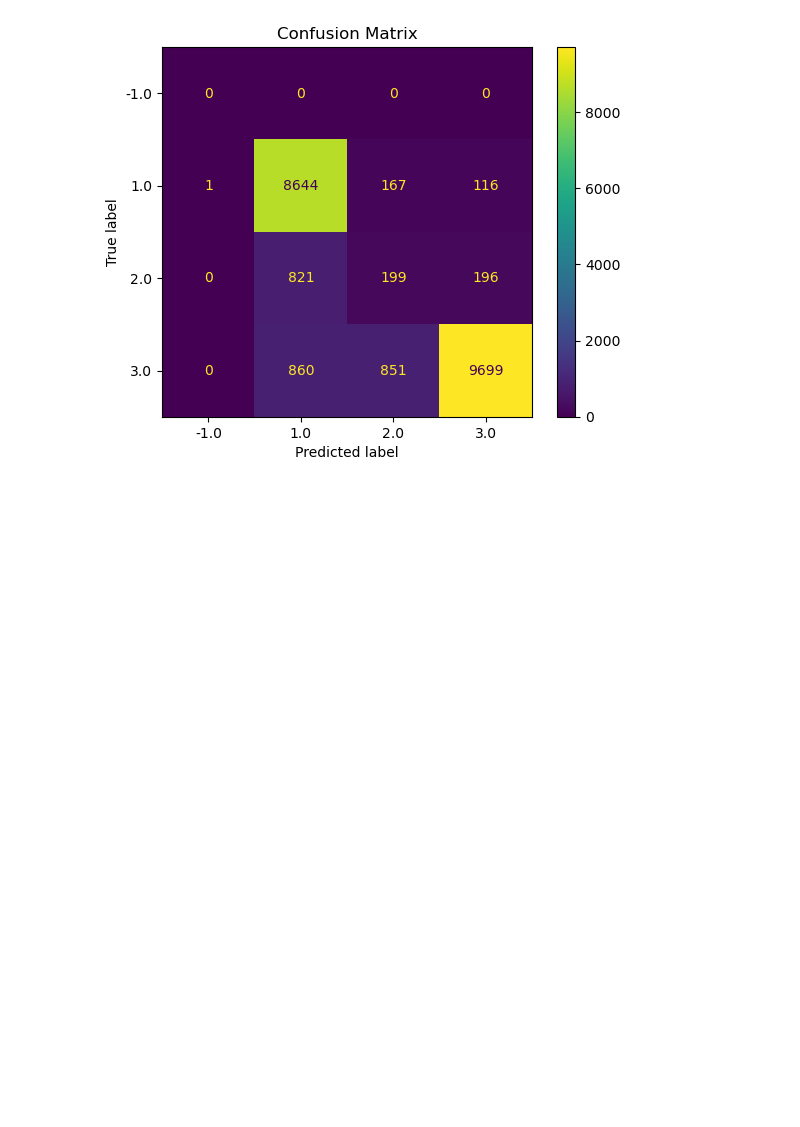
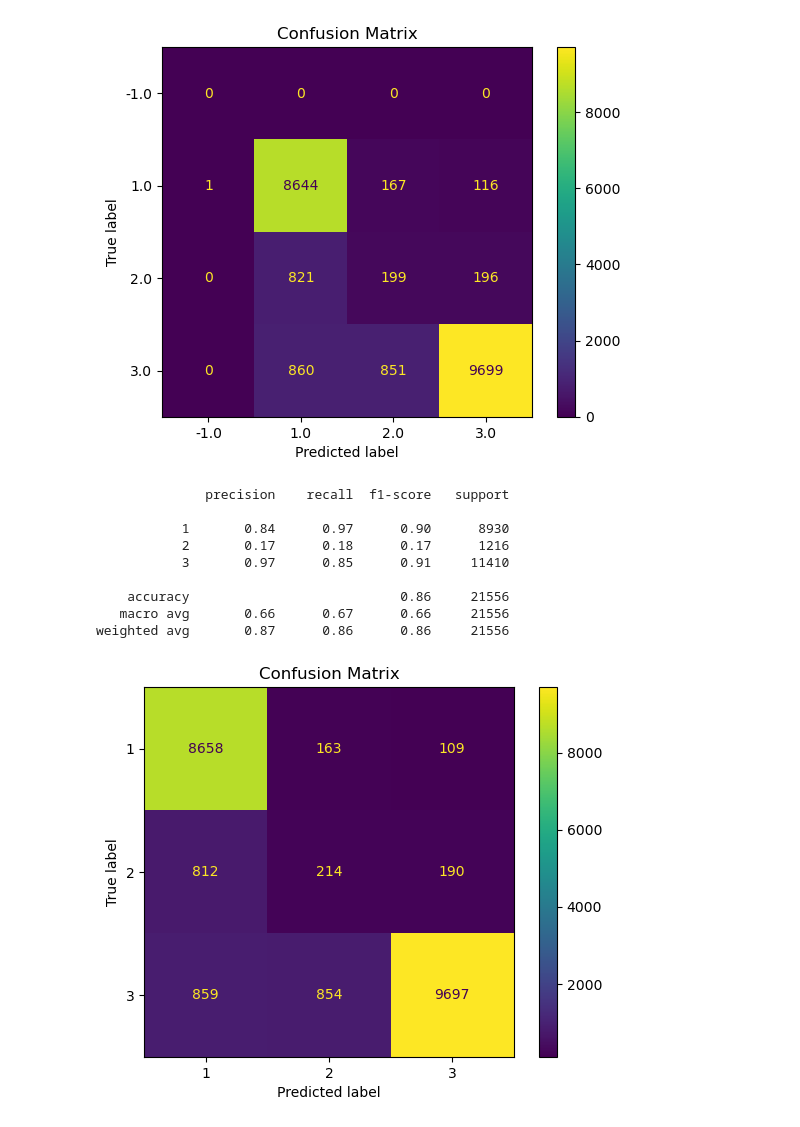
Before and after one commit to gunjii99/Project_Sentiment, a Jupyter notebook: LLM/LLM_accuracy.ipynb, the cells around one changed output. Drawn from its saved outputs; the diff is of its cells as text; code cells hidden in the pictures; blank space fills up the shorter version.

Commit message:
LLM temp test and other things

```diff
--- a/LLM/LLM_accuracy.ipynb
+++ b/LLM/LLM_accuracy.ipynb
@@ -110,3 +110,24 @@ plt.title('Confusion Matrix')
 plt.show()
 # %% [output]
 [figure]
+# %%
+LLM_temp0_1 = pd.read_json('llm_sentiment_temp0_1.json', lines=True)
+LLM_temp0_1['llm_sentiment'] = pd.to_numeric(LLM_temp0_1['llm_sentiment'], errors='coerce')
+LLM_temp0_1 = LLM_temp0_1.dropna(subset=["llm_sentiment"])
+LLM_temp0_1 = LLM_temp0_1[LLM_temp0_1["llm_sentiment"] >= 0]
+LLM_temp0_1_merge_roberta = pd.merge(LLM_temp0_1, ts.BI_df[["roberta_score", "date", "business_id"]], on=["date", "business_id"], how="inner")
+print(classification_report(LLM_temp0_1_merge_roberta["roberta_score"], LLM_temp0_1_merge_roberta['llm_sentiment']))
+ConfusionMatrixDisplay.from_predictions(LLM_temp0_1_merge_roberta["roberta_score"], LLM_temp0_1_merge_roberta['llm_sentiment'])#, display_labels=labels)
+plt.title('Confusion Matrix')
+plt.show()
+# %% [output]
+              precision    recall  f1-score   support
+
+           1       0.84      0.97      0.90      8930
+           2       0.17      0.18      0.17      1216
+           3       0.97      0.85      0.91     11410
+
+    accuracy                           0.86     21556
+   macro avg       0.66      0.67      0.66     21556
+weighted avg       0.87      0.86      0.86     21556
+[figure, added]
```
Also changed, not shown: parts of 4 cells of this notebook, 12 other files.
